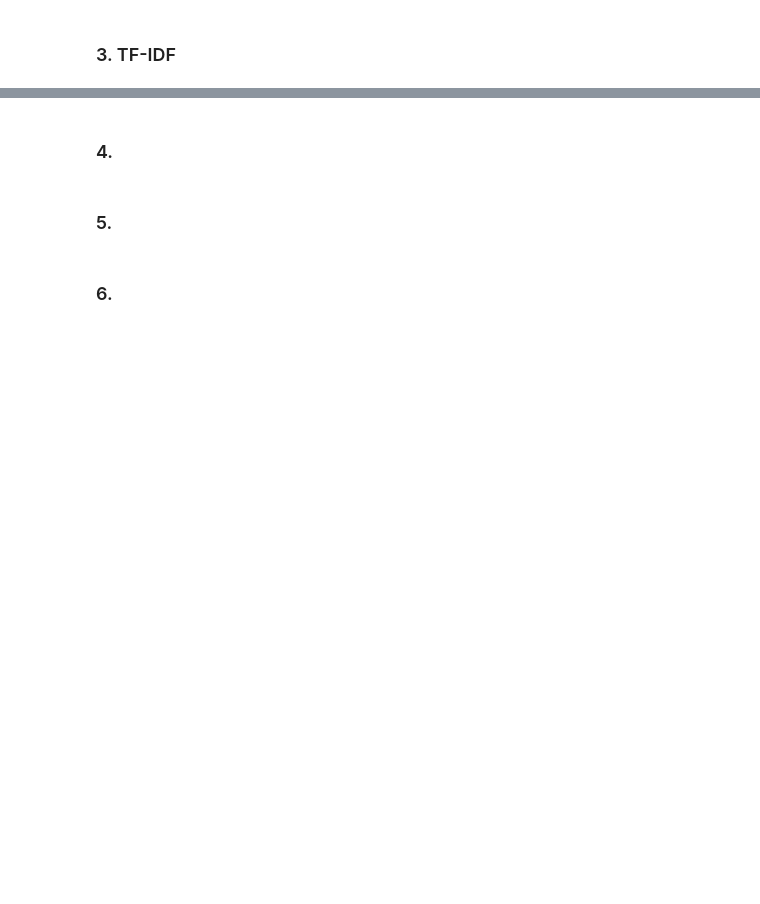
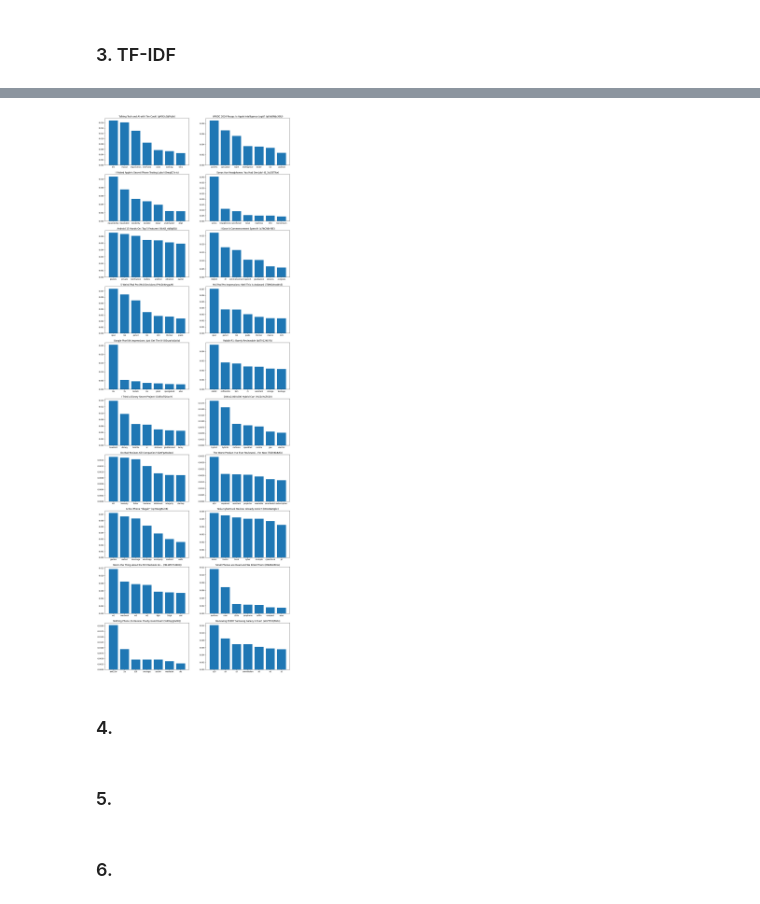
Before and after one commit to OctavianNistora/DM-Project, a Jupyter notebook: DM_Project.ipynb, the cells around one changed output, grey strips where cells are left out. Drawn from its saved outputs; the diff is of its cells as text; code cells hidden in the pictures; blank space fills up the shorter version.

```diff
--- a/DM_Project.ipynb
+++ b/DM_Project.ipynb
@@ -302,0 +415,6 @@ clean_comment_df
+# %%
+temp_list = []
+for id in chronological_video_id_list:
+  temp_list += tf_idf_comment_df[tf_idf_comment_df['Video ID'] == id].sort_values('TF_IDF', ascending=False).head(wordsTableCount).values.tolist()
+pd.set_option('display.max_rows', None)
+pd.DataFrame(temp_list, columns=tf_idf_comment_df.columns.values.tolist()).set_index(['Channel Name', 'Channel ID', 'Video Title', 'Video ID', 'Word'])
@@ -303,3 +442,23 @@ clean_comment_df
+# %%
+temp_list = []
+for id in chronological_video_id_list:
+  temp_list += [[id, tf_idf_video_df[tf_idf_video_df['Video ID'] == id]['Video Title'].values[0]]]
+comment_list = []
+for video in temp_list:
+  temp_df = tf_idf_comment_df[tf_idf_comment_df['Video ID'] == video[0]][['Word', 'TF_IDF']].sort_values('TF_IDF', ascending=False).head(wordsGraphCount)
+  video += [temp_df['Word'].to_list(), temp_df['TF_IDF'].to_list()]
+  comment_list += [video]
+
+figure, axis = plt.subplots(gridsVertical, gridsHorizontal)
+figure.set_figwidth(18)
+figure.set_figheight(54)
+
+for i in range(gridsVertical):
+  for j in range(gridsHorizontal):
+    axis[i, j].bar(comment_list[i*gridsHorizontal+j][2], comment_list[i*gridsHorizontal+j][3])
+    axis[i, j].set_title(f'{comment_list[i*gridsHorizontal+j][1]} ({comment_list[i*gridsHorizontal+j][0]})')
+# %% [output]
+[figure, added]
 # %% [markdown]
 ### 4.
 # %% [markdown]
```
Also changed, not shown: parts of 13 cells of this notebook, 3 other files.
